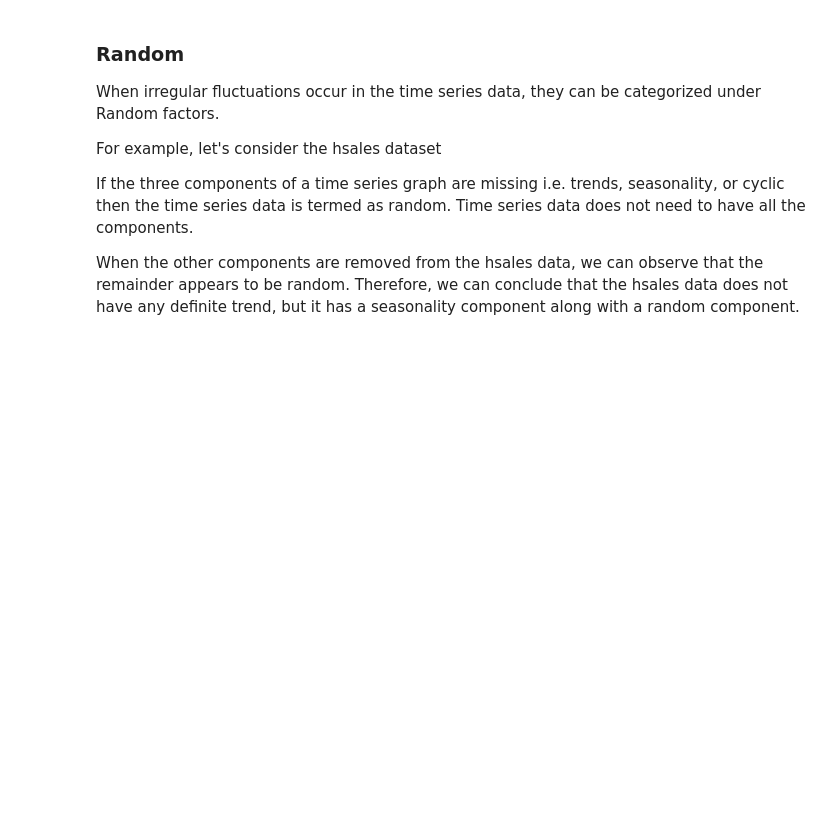
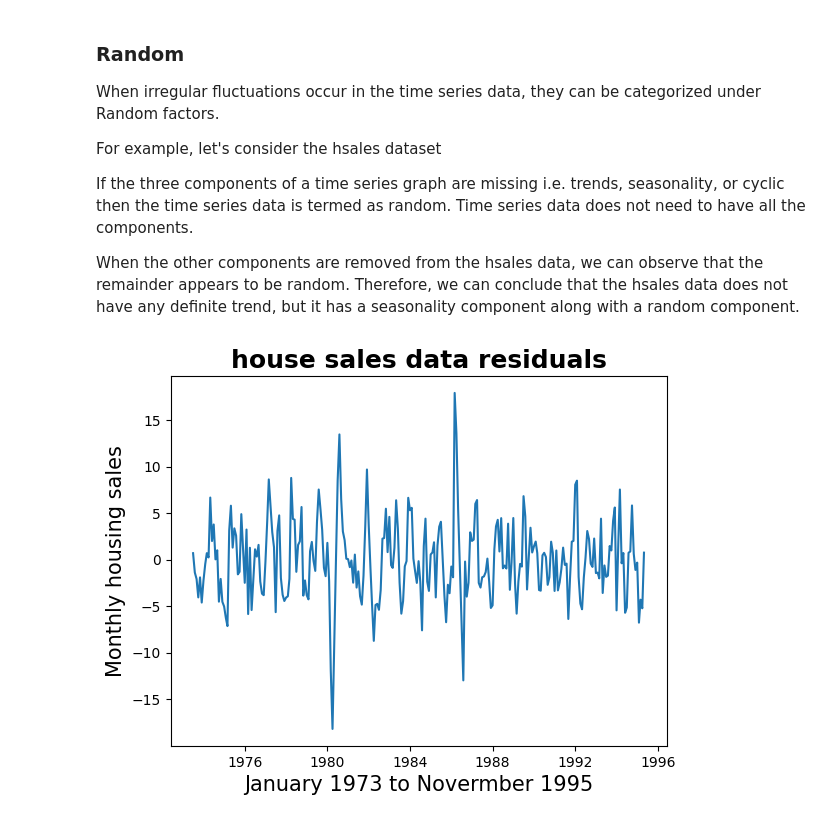
Before and after one commit to AdixSasuke/TimeSeriesAnalysis, a Jupyter notebook: 1.Patterns.ipynb, the cells around one changed output. Saved outputs shown, nothing was run; the diff lists cells and outputs as text; code cells hidden in the pictures; blank space fills up the shorter version.

Commit message:
Random factors in Time Series Data

```diff
--- a/Learning.ipynb
+++ b/1.Patterns.ipynb
@@ -186,3 +186,14 @@ For example, let's consider the hsales dataset
 If the three components of a time series graph are missing i.e. trends, seasonality, or cyclic then the time series data is termed as random. Time series data does not need to have all the components.
 
 When the other components are removed from the hsales data, we can observe that the remainder appears to be random. Therefore, we can conclude that the hsales data does not have any definite trend, but it has a seasonality component along with a random component.
+# %%
+# Importing libraries
+import matplotlib.pyplot as plt
+# Visualizing residuals of house sales data
+plt.plot(seasonal_decompose(hsales).resid)
+plt.xlabel('January 1973 to Novermber 1995', fontsize=15)
+plt.ylabel('Monthly housing sales', fontsize=15)
+plt.title('house sales data residuals', weight='bold', fontsize=18)
+plt.show()
+# %% [output]
+[figure, added]
```
Also changed, not shown: parts of 1 cell of this notebook.
